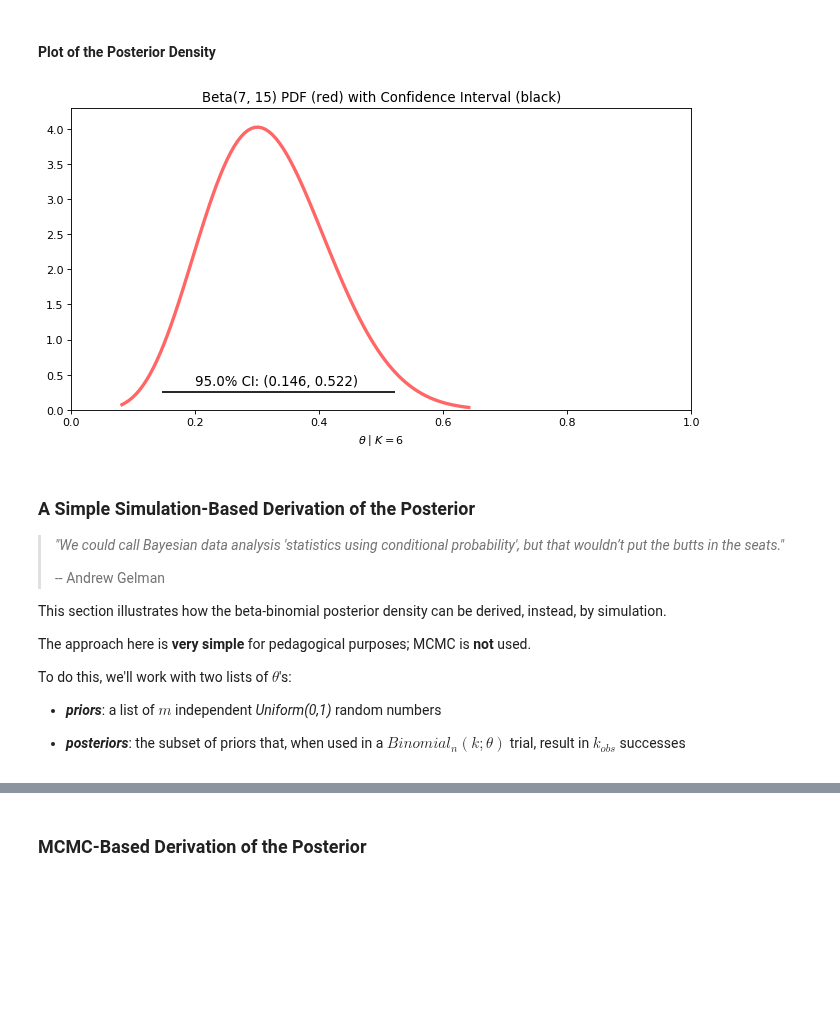
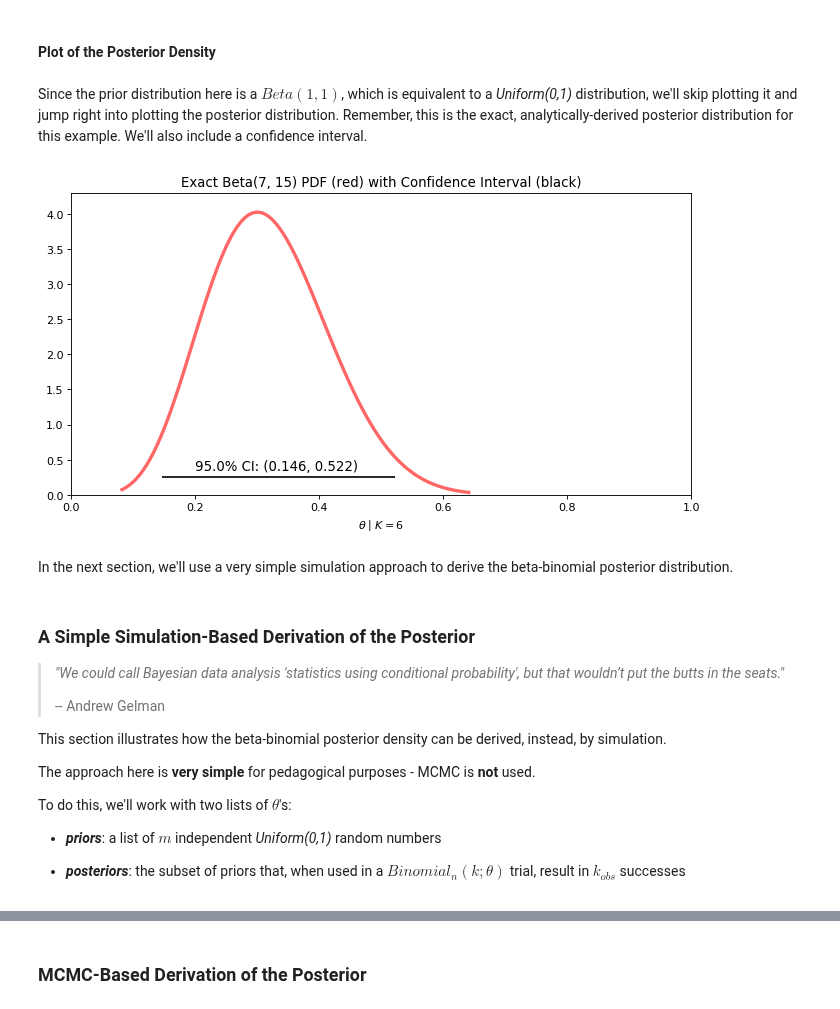
Before and after one commit to alreich/ipython-notebooks, a Jupyter notebook: Bayesian_Beta_Binomial_Example.ipynb, the cells around one changed output, grey strips where cells are left out. Saved outputs shown, nothing was run; the diff lists cells and outputs as text; code cells hidden in the pictures; blank space fills up the shorter version.

```diff
--- a/Bayesian_Beta_Binomial_Example.ipynb
+++ b/Bayesian_Beta_Binomial_Example.ipynb
@@ -83,30 +87,34 @@ print(f"So, the posterior distribution is Beta{posterior_beta_parameters}" + sho
 So, the posterior distribution is Beta(7, 15) = Beta(1 + 6, 1 + 20 - 6)
 # %% [markdown]
 #### Plot of the Posterior Density
+# %% [markdown]
+Since the prior distribution here is a $Beta(1,1)$, which is equivalent to a <i>Uniform(0,1)</i> distribution, we'll skip plotting it and jump right into plotting the posterior distribution.  Remember, this is the exact, analytically-derived posterior distribution for this example.  We'll also include a confidence interval.
 # %%
 from scipy.stats import uniform, binom, beta
 import numpy as np
 import matplotlib.pyplot as plt
 %matplotlib inline
 
-# Frequentist Confidence Interval
+# Exact Confidence Interval
 conf_int_size = 0.95
 p1 = (1 - conf_int_size)/2
 ci_low, ci_high = beta.ppf([p1, 1-p1], *posterior_beta_parameters)
 ci_label = f"{100 * conf_int_size:0.1f}% CI: ({ci_low:0.3f}, {ci_high:0.3f})"
 
 x = np.linspace(beta.ppf(0.001, *posterior_beta_parameters),
                 beta.ppf(0.999, *posterior_beta_parameters), 100)
 fig=plt.figure(figsize=(10, 5), dpi= 80, facecolor='w', edgecolor='k')
 plt.xlabel(r"$\theta \mid K = $" + f"{k_obs}")
-plt.title(f"Beta{posterior_beta_parameters} PDF (red) with Confidence Interval (black)")
+plt.title(f"Exact Beta{posterior_beta_parameters} PDF (red) with Confidence Interval (black)")
 plt.xlim(0.0, 1.0)
 plt.ylim(0.0, 4.3)
 plt.hlines(0.25, ci_low, ci_high, colors='k', linestyles='solid')
 plt.text(0.2, 0.35, ci_label, color='k', fontsize='large')
 _ = plt.plot(x, beta.pdf(x, *posterior_beta_parameters), 'r-', lw=3, alpha=0.6)
 # %% [output]
-[figure, old version]
+[figure, new version]
+# %% [markdown]
+In the next section, we'll use a very simple simulation approach to derive the beta-binomial posterior distribution.
 # %% [markdown]
 ### A Simple Simulation-Based Derivation of the Posterior
 
@@ -115,7 +123,7 @@ _ = plt.plot(x, beta.pdf(x, *posterior_beta_parameters), 'r-', lw=3, alpha=0.6)
 
 This section illustrates how the beta-binomial posterior density can be derived, instead, by simulation.
 
-The approach here is <b>very simple</b> for pedagogical purposes; MCMC is <b>not</b> used.
+The approach here is <b>very simple</b> for pedagogical purposes - MCMC is <b>not</b> used.
 
 To do this, we'll work with two lists of $\theta$'s:
 
```
Also changed, not shown: parts of 12 cells of this notebook, 1 other file.
